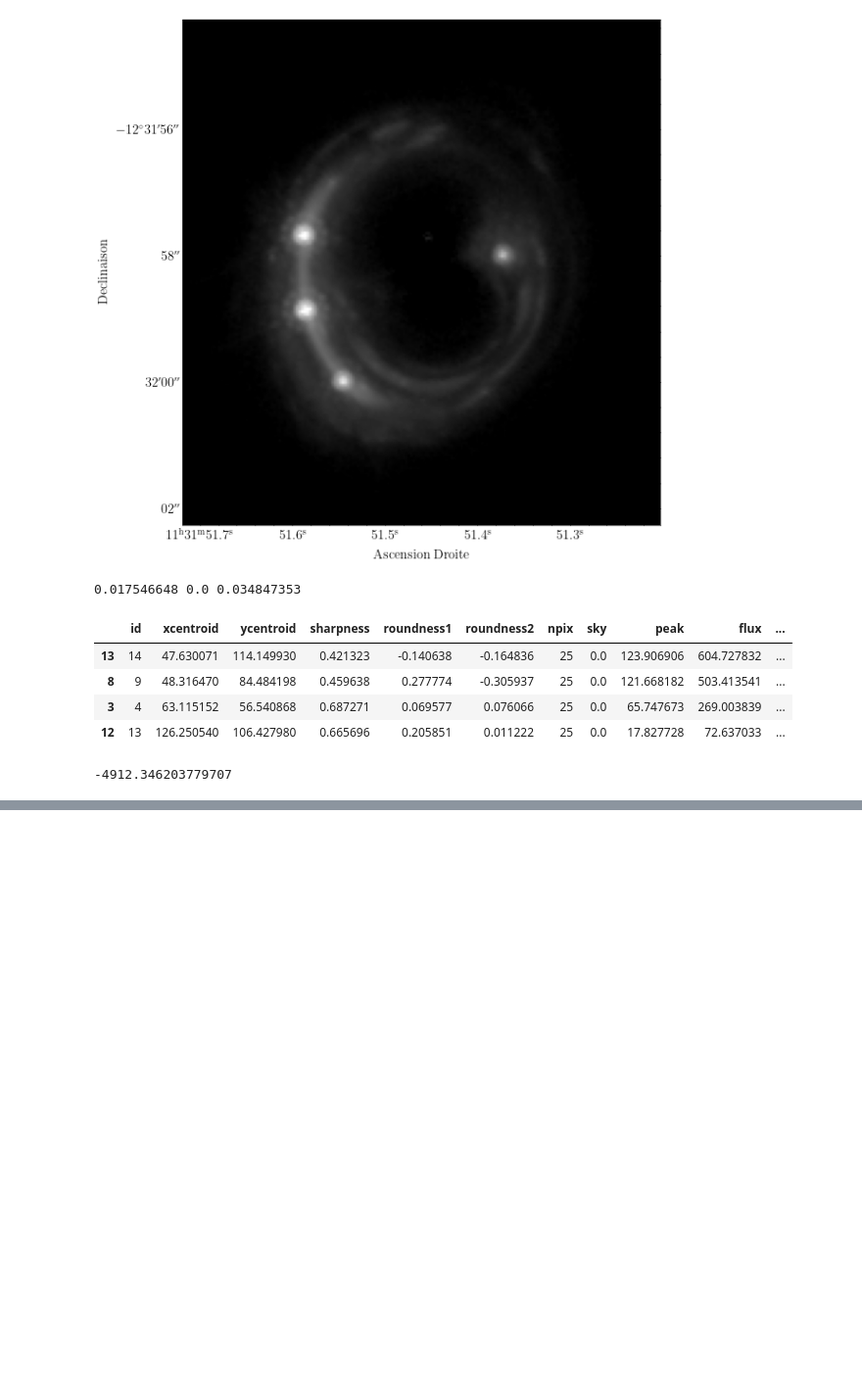
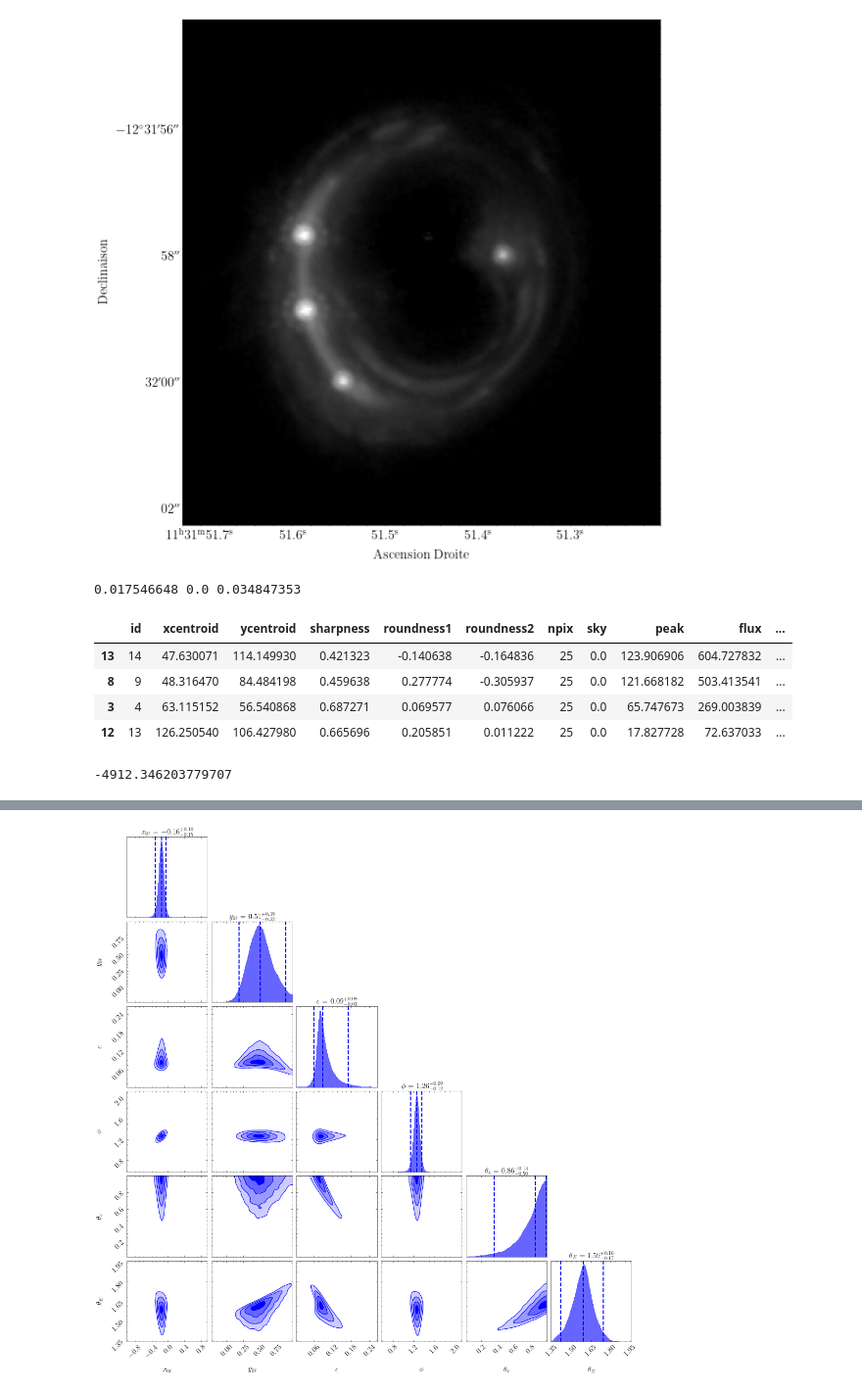
Before and after one commit to AlexandreAdam/rxj1131, a Jupyter notebook: notebooks/quad_optim.ipynb, the cells around one changed output, grey strips where cells are left out. Shown at 98% size. Cells and saved outputs as stored; diff of their text form; code cells hidden in the pictures; blank space fills up the shorter version.

```diff
--- a/notebooks/quad_optim.ipynb
+++ b/notebooks/quad_optim.ipynb
@@ -185,3 +198,18 @@ res = sampler.results
+# %%
+fig, axes = plt.subplots(6, 6, figsize=(15, 15))
+axes.reshape([6, 6])
+# add white space
+# [a.set_frame_on(False) for a in axes[:, 2]]
+# [a.set_xticks([]) for a in axes[:, 2]]
+# [a.set_yticks([]) for a in axes[:, 2]]
+
+# plot initial run (res1; left)
+fg, ax = dyplot.cornerplot(sampler.results, fig=(fig, axes), color="b",
+                             labels=[r"$x_{0\ell}$", r"$y_{0\ell}$", r"$e$", r"$\phi$", r"$\theta_c$", r"$\theta_E$"],
+                          show_titles=True)
+plt.savefig("../latex/beamer_lens/figures/corner_plot.png")
+# %% [output]
+[figure, added]
 # %%
 best = res.samples[np.argmax(res.logl)]
 # %%
```
Also changed, not shown: parts of 16 cells of this notebook, 6 other files.
